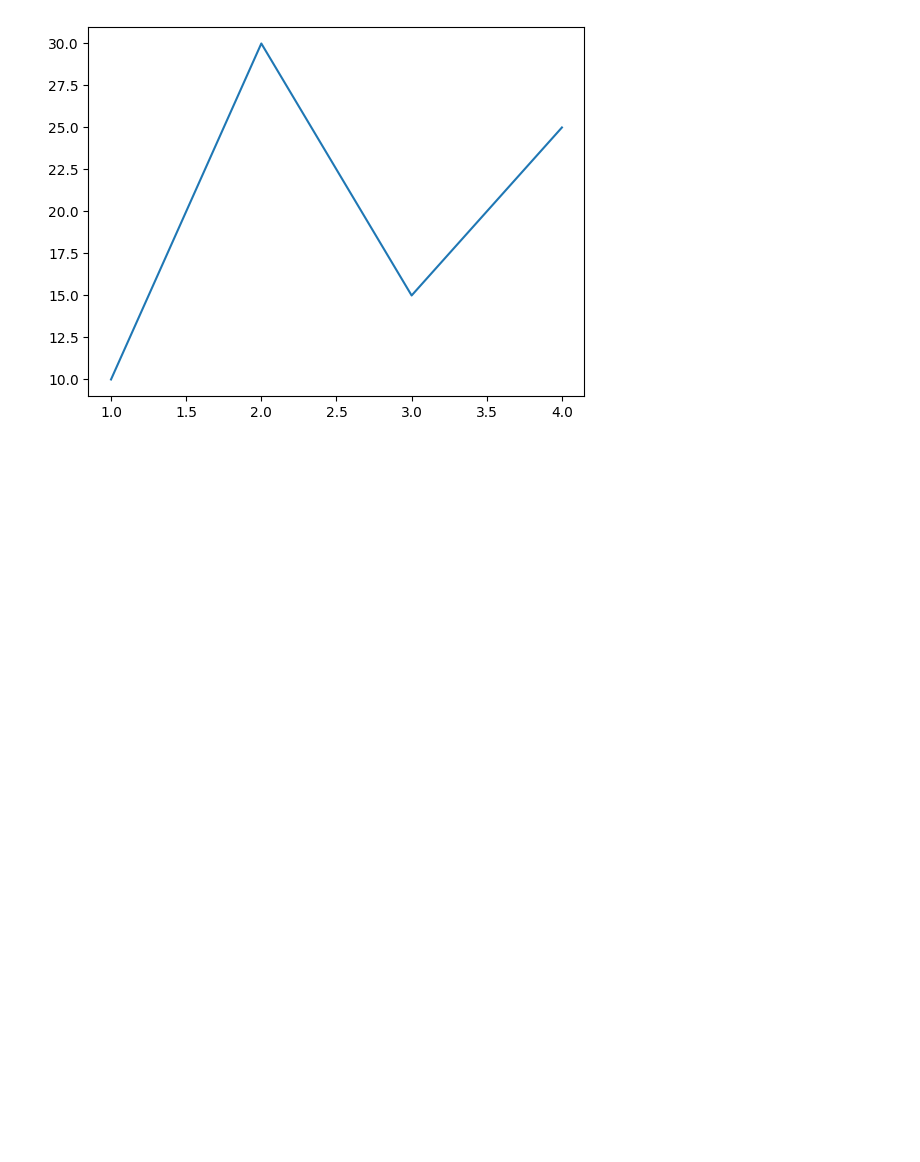
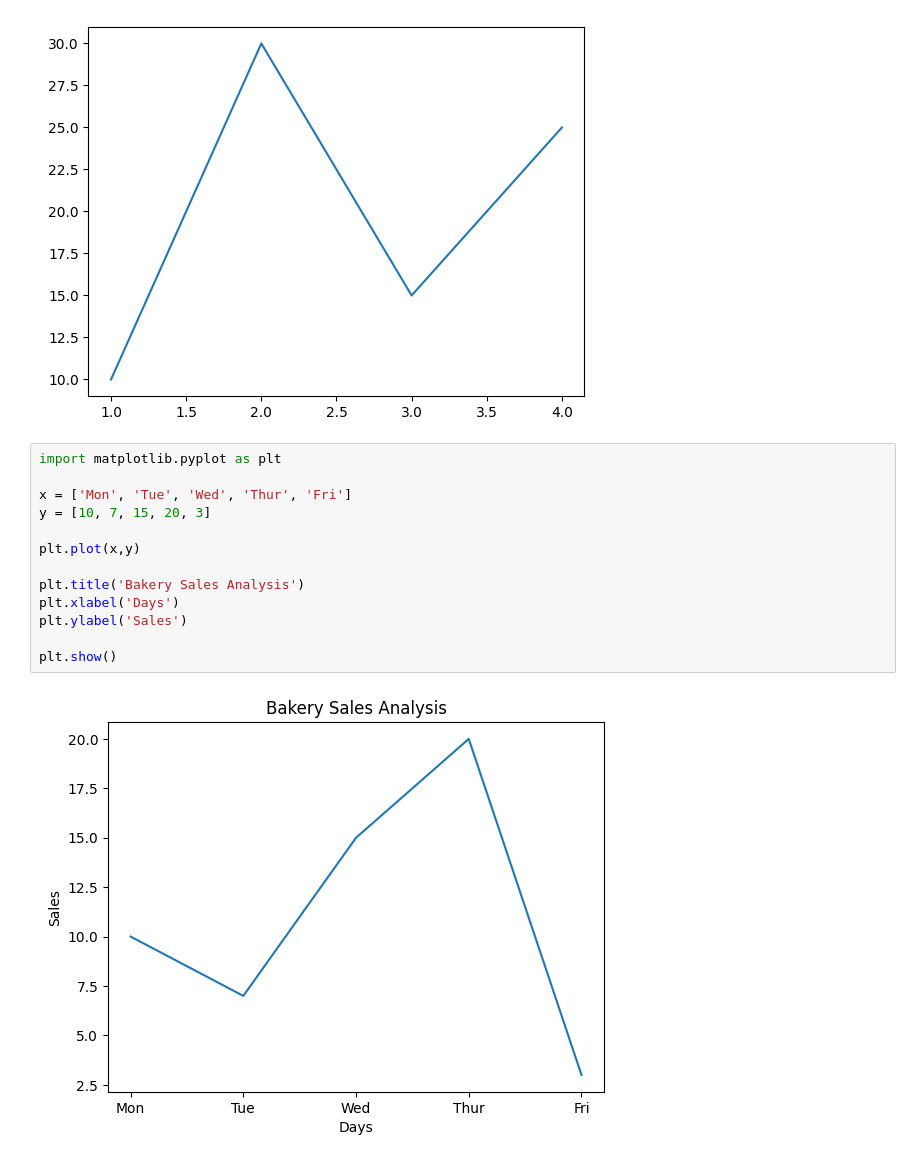
Before and after one commit to Vikram-0401/Python_Projects, a Jupyter notebook: Aiml.ipynb, the cells around one changed output. Drawn from its saved outputs; the diff is of its cells as text; blank space fills up the shorter version.

```diff
--- a/Aiml.ipynb
+++ b/Aiml.ipynb
@@ -1069,3 +1069,18 @@ plt.plot(x,y)
 plt.show()
 # %% [output]
 [figure]
+# %%
+import matplotlib.pyplot as plt
+
+x = ['Mon', 'Tue', 'Wed', 'Thur', 'Fri']
+y = [10, 7, 15, 20, 3]
+
+plt.plot(x,y)
+
+plt.title('Bakery Sales Analysis')
+plt.xlabel('Days')
+plt.ylabel('Sales')
+
+plt.show()
+# %% [output]
+[figure, added]
```
Also changed, not shown: parts of 2 cells of this notebook.
